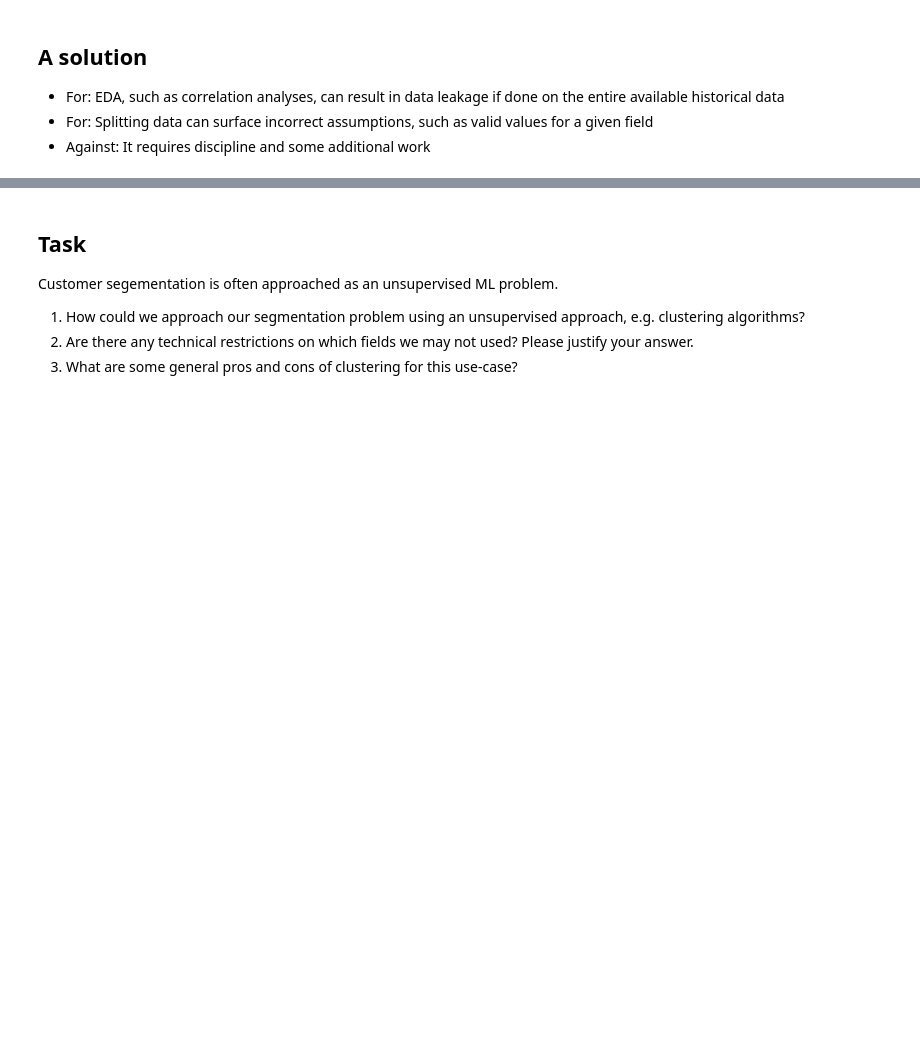
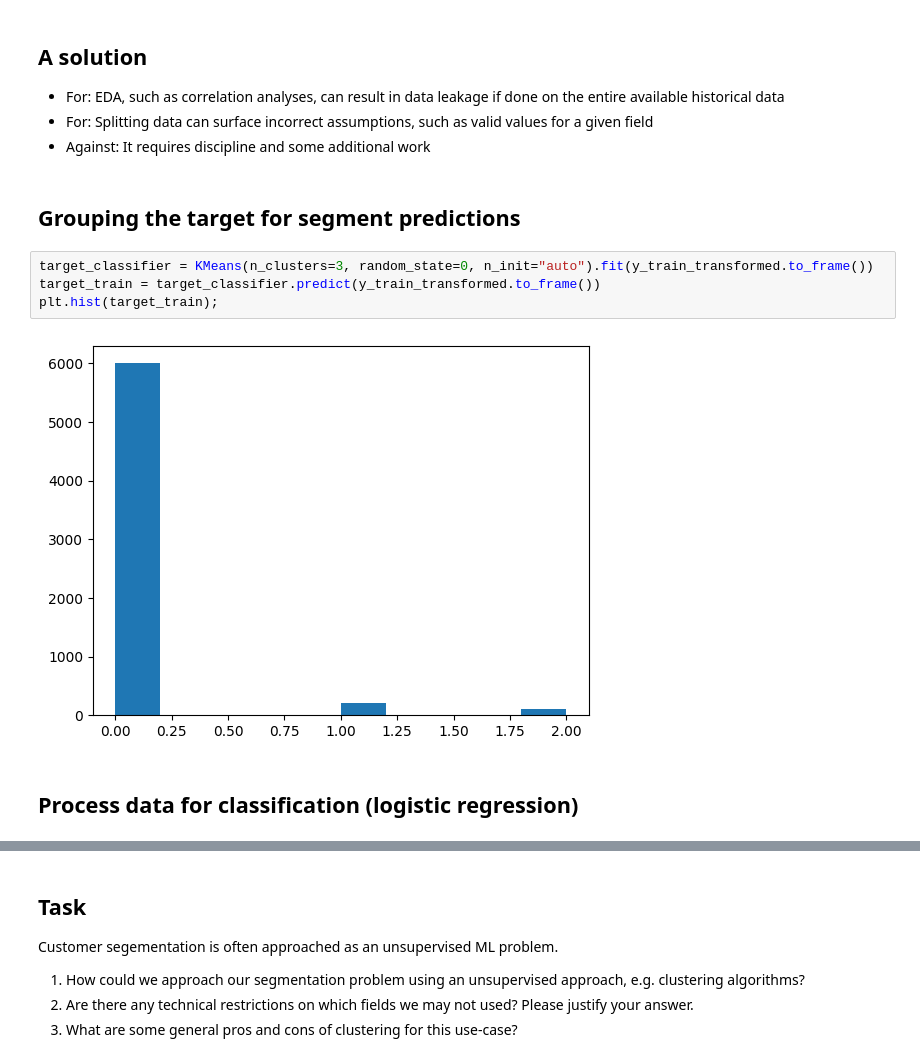
Before and after one commit to munichpavel/ai-act-sound-data-science, a Jupyter notebook: notebooks/completed/model-selection-training.ipynb, the cells around one changed output, grey strips where cells are left out. Saved outputs shown, nothing was run; the diff lists cells and outputs as text; blank space fills up the shorter version.

Commit message:
Add classification on differently generated claims data

```diff
--- a/notebooks/completed/model-selection-training.ipynb
+++ b/notebooks/completed/model-selection-training.ipynb
@@ -122,3 +130,13 @@ What are reasons for and against splitting data into train / validation / tests
 * For: EDA, such as correlation analyses, can result in data leakage if done on the entire available historical data
 * For: Splitting data can surface incorrect assumptions, such as valid values for a given field
 * Against: It requires discipline and some additional work
+# %% [markdown]
+## Grouping the target for segment predictions
+# %%
+target_classifier = KMeans(n_clusters=3, random_state=0, n_init="auto").fit(y_train_transformed.to_frame())
+target_train = target_classifier.predict(y_train_transformed.to_frame())
+plt.hist(target_train);
+# %% [output]
+[figure, added]
+# %% [markdown]
+## Process data for classification (logistic regression)
```
Also changed, not shown: parts of 10 cells of this notebook, 2 other files.
